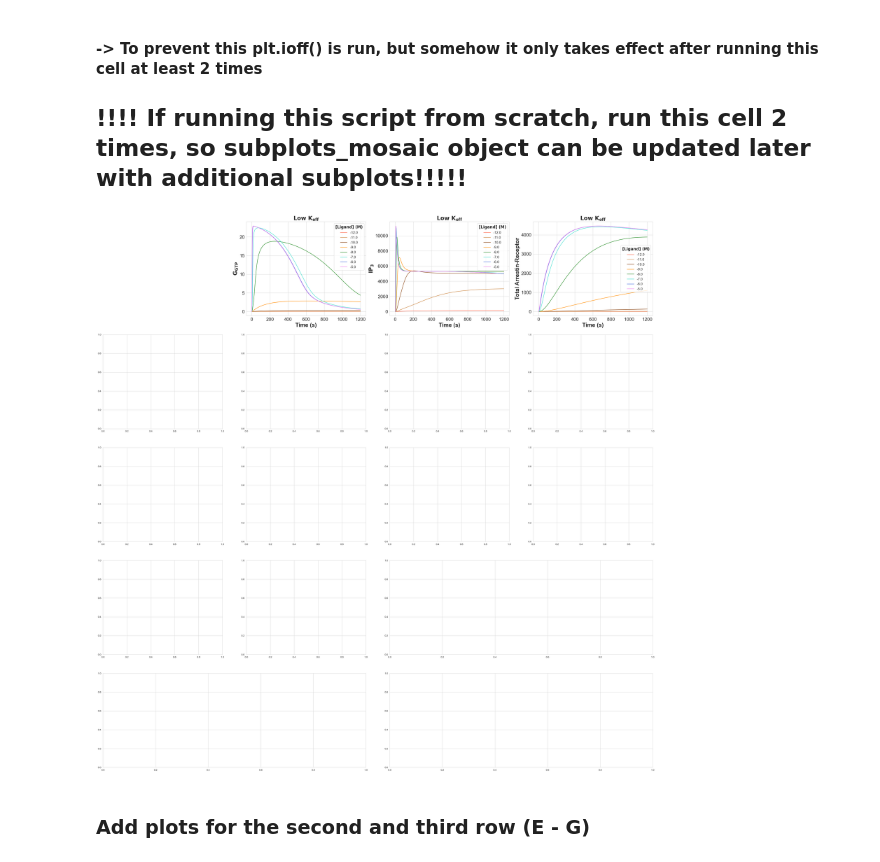
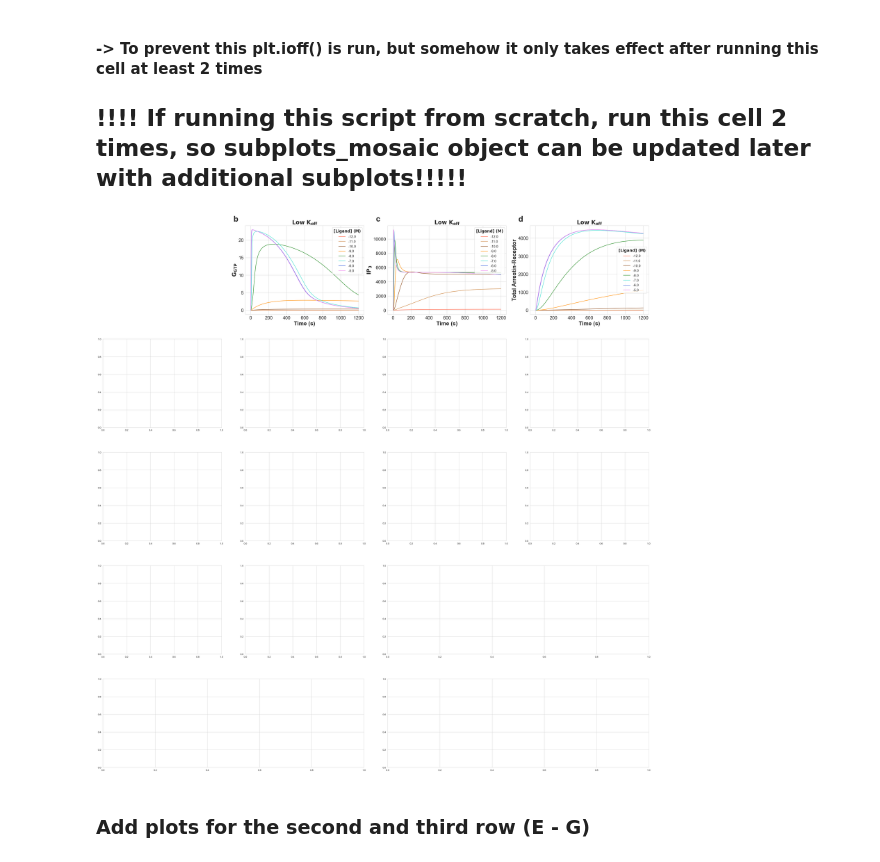
Before and after one commit to bence-szalai/gpcr-signaling-simulation, a Jupyter notebook: code/create_plots.ipynb, the cells around one changed output. Drawn from its saved outputs; the diff is of its cells as text; code cells hidden in the pictures.

```diff
--- a/code/create_plots.ipynb
+++ b/code/create_plots.ipynb
@@ -45,7 +52,8 @@ def draw_kinetic_concentration_curve_of_molecule_with_different_ligand_ccs(molec
                                                                            color_palette_dict,color_names,ax,subplot_name,fig_width,fig_height,\
                                                                            subplot_title_fontsize_nominator,subplot_axis_label_fontsize_nominator,\
                                                                            subplot_axis_tick_label_fontsize_nominator,subplot_legend_label_fontsize_nominator,\
-                                                                           legend_title,subplot_legend_title_fontsize_nominator):
+                                                                           legend_title,subplot_legend_title_fontsize_nominator,subplot_label,\
+                                                                           subplot_label_fontsize_nominator):
     ## Create directory path to load the data from
     dirname=os.path.join('../data/',intern_status,process_name,'')
 
@@ -91,10 +99,12 @@ def draw_kinetic_concentration_curve_of_molecule_with_different_ligand_ccs(molec
     axis.set_ylabel(molecule,fontweight="bold",fontsize=axis_label_fontsize)
     axis.tick_params(axis='both', labelsize=axis_tick_labelsize)
 
+    axis.text(-0.1, 1.05,subplot_label.lower(),weight='bold',size=plot_area/subplot_label_fontsize_nominator,transform=axis.transAxes)
     return plot,arrestin_receptor_max_response
 # %%
 ## Define subplots and molecules to plot
 subplots_names=['B','C','D']
+subplot_labels=['B','C','D']
 molecules_to_plot=['$\mathbf{G_{GTP}}$','$\mathbf{IP_{3}}$','Total Arrestin-Receptor']
 
 ## Define the parameters for the plots
@@ -107,46 +117,44 @@ color_palette_dict=mcolors.CSS4_COLORS
 color_names=['tomato','peru','saddlebrown','darkorange','forestgreen','turquoise','royalblue','violet']
 
 
-subplot_layout=[['.','B','C','D'],
-                ['E_up','F_up','G_up','H_up'],
-                ['E_low','F_low','G_low','H_low'],
-                ['I','J','K','K'],
-                ['L','L','M','M']]
+
 fig_width=40
 fig_height=40
 
-fig,ax=plt.subplot_mosaic(subplot_layout,figsize=(fig_width,fig_height))
+fig,ax=plt.subplot_mosaic(subplot_layout,figsize=(fig_width,fig_height),gridspec_kw={'hspace':0.28})
 
 
 ## FOntsize=fig_width*fig_height/title_fontsize_ratio
+subplot_label_fontsize_nominator=50
 subplot_title_fontsize_nominator=70
 subplot_axis_label_fontsize_nominator=70
 subplot_axis_tick_label_fontsize_nominator=85
 subplot_legend_label_fontsize_nominator=115
 legend_title='$\mathbf{[Ligand]\ (M)}$'
 subplot_legend_title_fontsize_nominator=100
 
 
 
-for subplot_name,molecule in zip(subplots_names,molecules_to_plot):
+for subplot_name,molecule,subplot_label in zip(subplots_names,molecules_to_plot,subplot_labels):
     ax[subplot_name],arrestin_receptor_max_response=draw_kinetic_concentration_curve_of_molecule_with_different_ligand_ccs(molecule,molecules_dict,kon,koff,intern_status,process_name,ligand_ccs,\
                                                                            color_palette_dict,color_names,ax,subplot_name,fig_width,fig_height,\
                                                                            subplot_title_fontsize_nominator,subplot_axis_label_fontsize_nominator,\
                                                                            subplot_axis_tick_label_fontsize_nominator,subplot_legend_label_fontsize_nominator,\
-                                                                           legend_title,subplot_legend_title_fontsize_nominator)
+                                                                           legend_title,subplot_legend_title_fontsize_nominator,subplot_label,\
+                                                                           subplot_label_fontsize_nominator)
     if molecule=='Total Arrestin-Receptor':
         with open('../data/arrestin_receptor_max_response.pkl','wb') as file:
             pickle.dump(arrestin_receptor_max_response,file)
 
 
 
 ## Save fig and axes object for later to add more subplots to it
 with open('../data/temporary_plot_B_D_fig_object.pkl','wb') as file:
     pickle.dump(fig,file)
 with open('../data/temporary_plot_B_D_axes_object.pkl','wb') as file:
     pickle.dump(ax,file)
 # %% [output]
-[figure, old version]
+[figure, new version]
 # %% [markdown]
 ### Add plots for the second and third row (**E - G**)
 # %%
```
Also changed, not shown: parts of 7 cells of this notebook.
